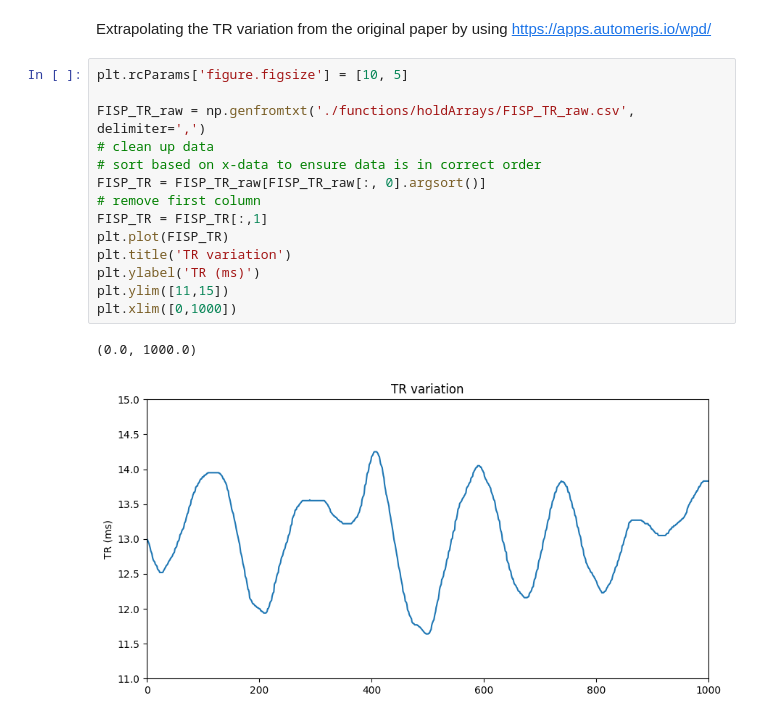
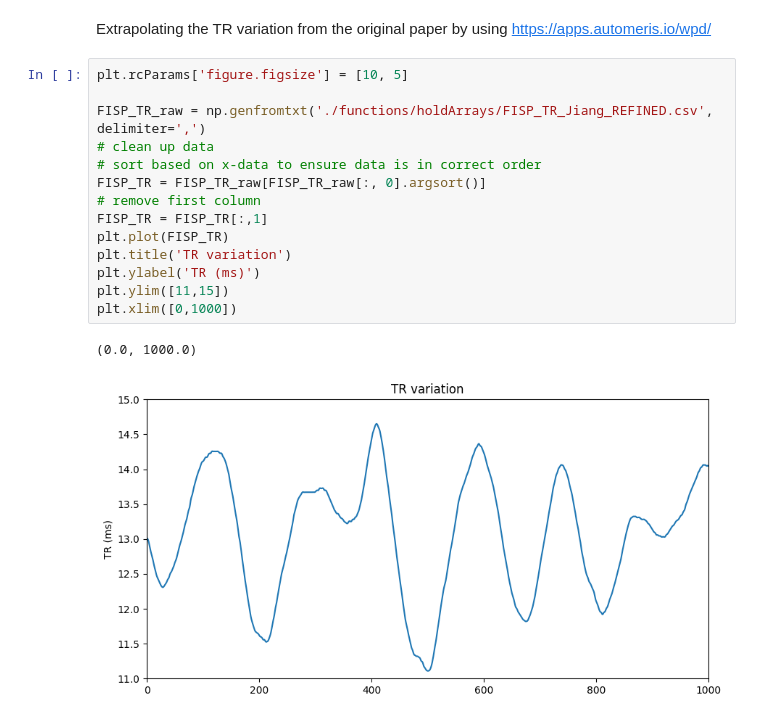
Before and after one commit to Ela-Kan/MRFSGRE_BBB, a Jupyter notebook: coreSimulations/generatingParameterVariation.ipynb, the cells around one changed output. Drawn from its saved outputs; the diff is of its cells as text.

Commit message:
FISP

```diff
--- a/coreSimulations/generatingParameterVariation.ipynb
+++ b/coreSimulations/generatingParameterVariation.ipynb
@@ -24,20 +24,20 @@ Extrapolating the TR variation from the original paper by using https://apps.aut
 # %%
 plt.rcParams['figure.figsize'] = [10, 5]
 
-FISP_TR_raw = np.genfromtxt('./functions/holdArrays/FISP_TR_raw.csv', delimiter=',')
+FISP_TR_raw = np.genfromtxt('./functions/holdArrays/FISP_TR_Jiang_REFINED.csv', delimiter=',')
 # clean up data
 # sort based on x-data to ensure data is in correct order
 FISP_TR = FISP_TR_raw[FISP_TR_raw[:, 0].argsort()]
 # remove first column
 FISP_TR = FISP_TR[:,1]
 plt.plot(FISP_TR)
 plt.title('TR variation')
 plt.ylabel('TR (ms)')
 plt.ylim([11,15])
 plt.xlim([0,1000])
 # %% [output]
 (0.0, 1000.0)
-[figure, old version]
+[figure, new version]
 # %%
 from scipy.signal import savgol_filter
 smoothed_TR = savgol_filter(FISP_TR, window_length=5, polyorder=3)
```
Also changed, not shown: parts of 30 cells of this notebook, 3 other files.
